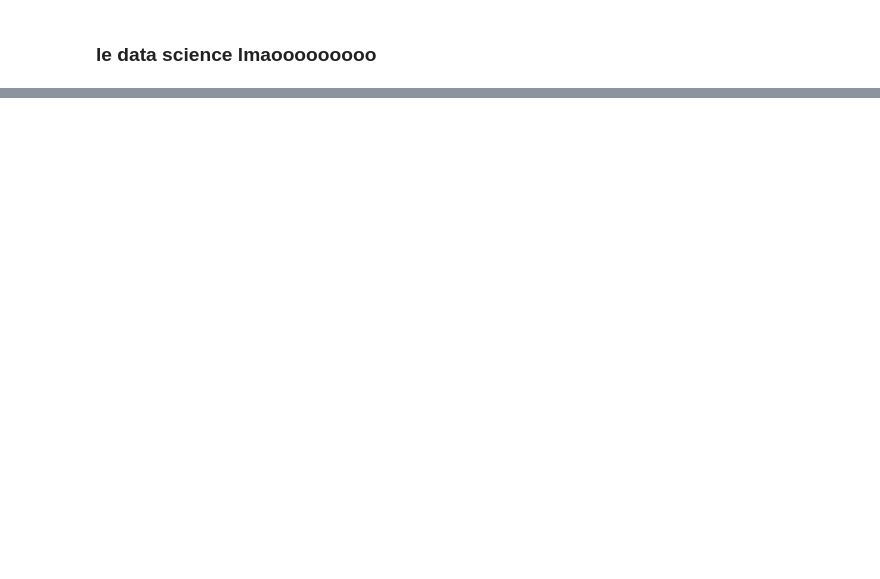
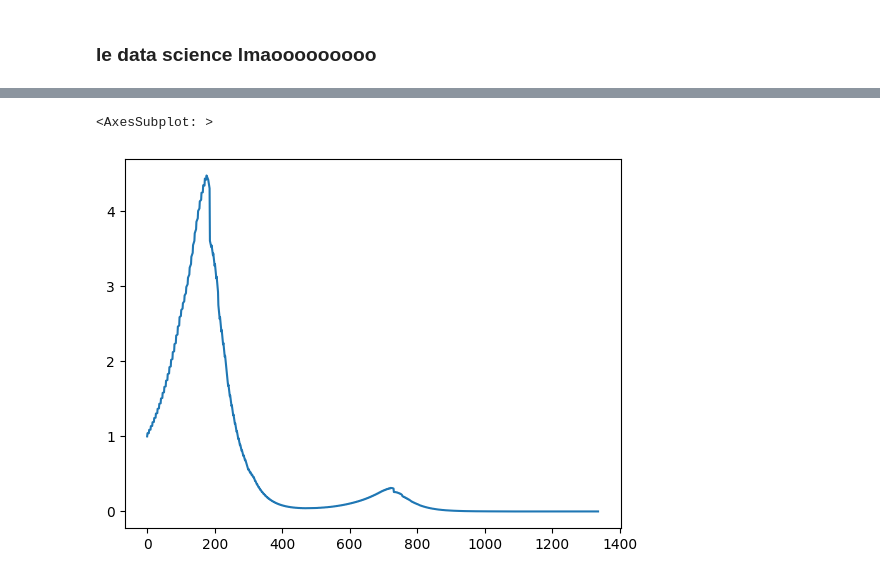
Before and after one commit to ineveraskedforthis/007, a Jupyter notebook: statistics/graphs.ipynb, the cells around one changed output, grey strips where cells are left out. Drawn from its saved outputs; the diff is of its cells as text; code cells hidden in the pictures; blank space fills up the shorter version.

```diff
--- a/statistics/graphs.ipynb
+++ b/statistics/graphs.ipynb
@@ -17,0 +23,5 @@ data["debt"].plot()
+# %%
+data["price_potion"].plot()
+# %% [output]
+<AxesSubplot: >
+[figure, added]
```
Also changed, not shown: parts of 3 cells of this notebook, 1 other file.
